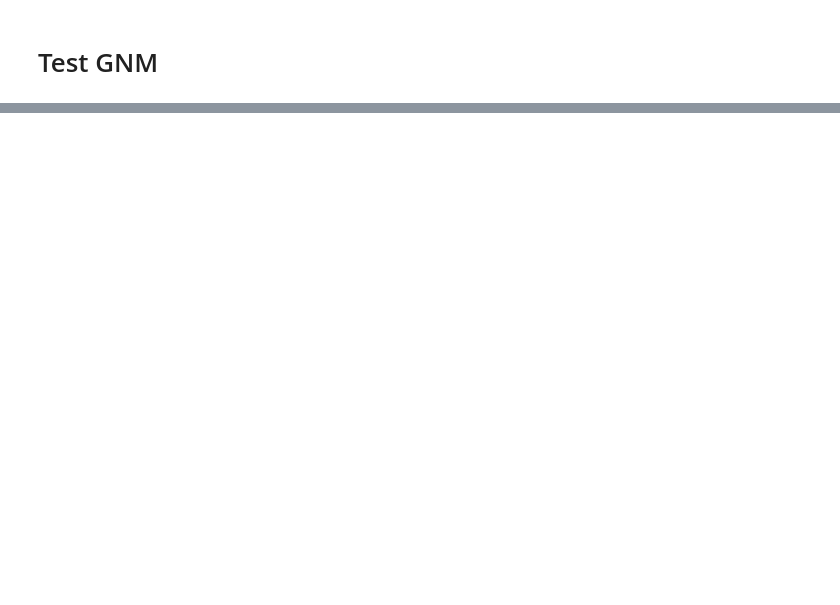
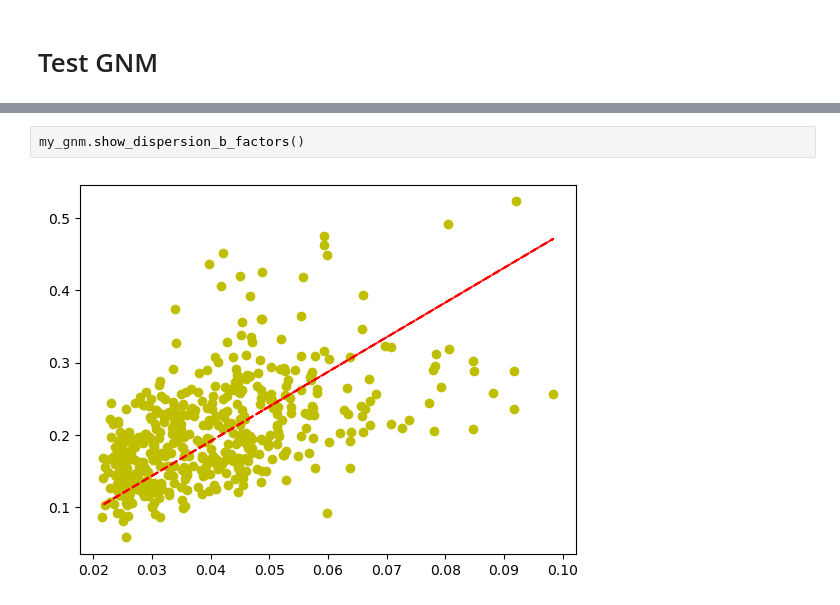
Before and after one commit to uibcdf/OpenENM, a Jupyter notebook: docs/contents/Test_GNM.ipynb, the cells around one changed output, grey strips where cells are left out. Drawn from its saved outputs; the diff is of its cells as text; blank space fills up the shorter version.

```diff
--- a/docs/contents/Test_GNM.ipynb
+++ b/docs/contents/Test_GNM.ipynb
@@ -76,0 +37,4 @@ my_gnm.show_correlation_matrix()
+# %%
+my_gnm.show_dispersion_b_factors()
+# %% [output]
+[figure, added]
```
Also changed, not shown: parts of 14 cells of this notebook, 6 other files.
